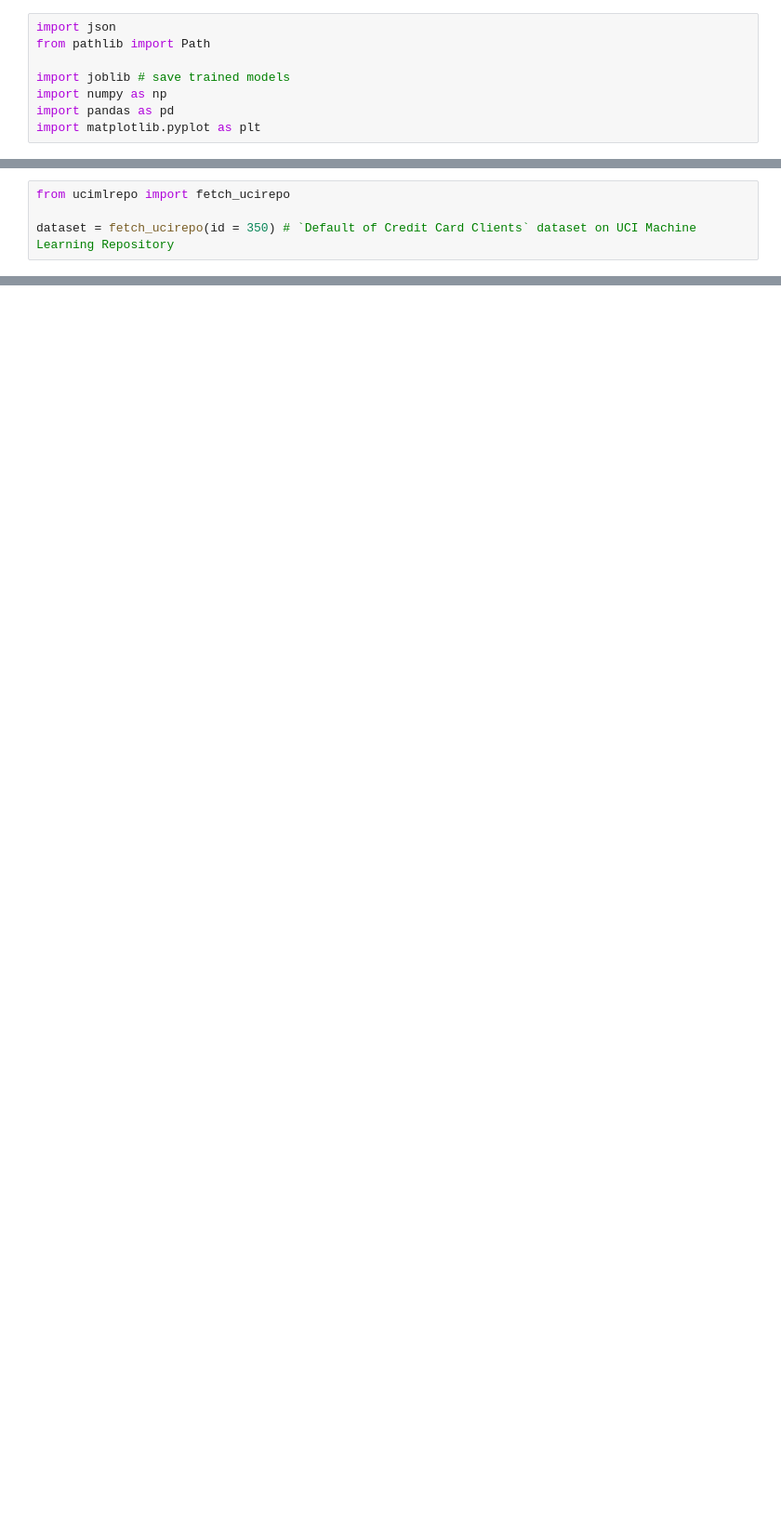
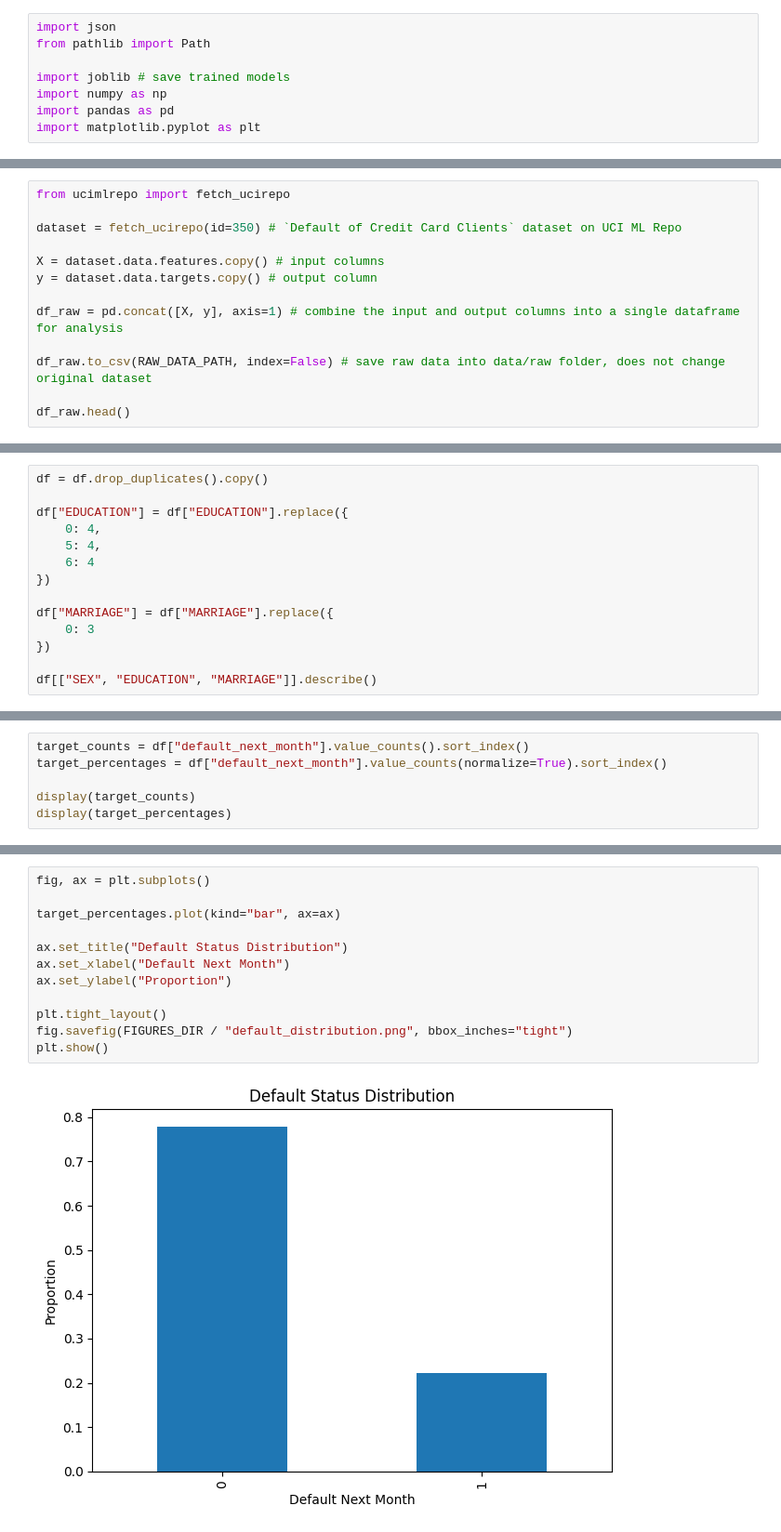
Before and after one commit to ehneh03/credit-card-default-risk, a Jupyter notebook: notebooks/01_credit_default_risk_walkthrough.ipynb, the cells around one changed output, grey strips where cells are left out. Shown at 93% size. Cells and saved outputs as stored; diff of their text form; blank space fills up the shorter version.

Commit message:
Added data cleaning and feature engineering sections

```diff
--- a/notebooks/01_credit_default_risk_walkthrough.ipynb
+++ b/notebooks/01_credit_default_risk_walkthrough.ipynb
@@ -53,4 +52,13 @@ METRICS_PATH = REPORTS_DIR / "model_metrics.json"
 # %%
 from ucimlrepo import fetch_ucirepo
 
-dataset = fetch_ucirepo(id = 350) # `Default of Credit Card Clients` dataset on UCI Machine Learning Repository
+dataset = fetch_ucirepo(id=350) # `Default of Credit Card Clients` dataset on UCI ML Repo
+
+X = dataset.data.features.copy() # input columns
+y = dataset.data.targets.copy() # output column
+
+df_raw = pd.concat([X, y], axis=1) # combine the input and output columns into a single dataframe for analysis
+
+df_raw.to_csv(RAW_DATA_PATH, index=False) # save raw data into data/raw folder, does not change original dataset
+
+df_raw.head()
@@ -61,0 +191,14 @@ df = pd.concat([X, Y], axis=1) # combine the input and answer columns into a sin
+# %%
+df = df.drop_duplicates().copy()
+
+df["EDUCATION"] = df["EDUCATION"].replace({
+    0: 4,
+    5: 4,
+    6: 4
+})
+
+df["MARRIAGE"] = df["MARRIAGE"].replace({
+    0: 3
+})
+
+df[["SEX", "EDUCATION", "MARRIAGE"]].describe()
@@ -61,0 +215,6 @@ df = pd.concat([X, Y], axis=1) # combine the input and answer columns into a sin
+# %%
+target_counts = df["default_next_month"].value_counts().sort_index()
+target_percentages = df["default_next_month"].value_counts(normalize=True).sort_index()
+
+display(target_counts)
+display(target_percentages)
@@ -61,0 +230,14 @@ df = pd.concat([X, Y], axis=1) # combine the input and answer columns into a sin
+# %%
+fig, ax = plt.subplots()
+
+target_percentages.plot(kind="bar", ax=ax)
+
+ax.set_title("Default Status Distribution")
+ax.set_xlabel("Default Next Month")
+ax.set_ylabel("Proportion")
+
+plt.tight_layout()
+fig.savefig(FIGURES_DIR / "default_distribution.png", bbox_inches="tight")
+plt.show()
+# %% [output]
+[figure, added]
```
Also changed, not shown: parts of 26 cells of this notebook, 2 other files.
